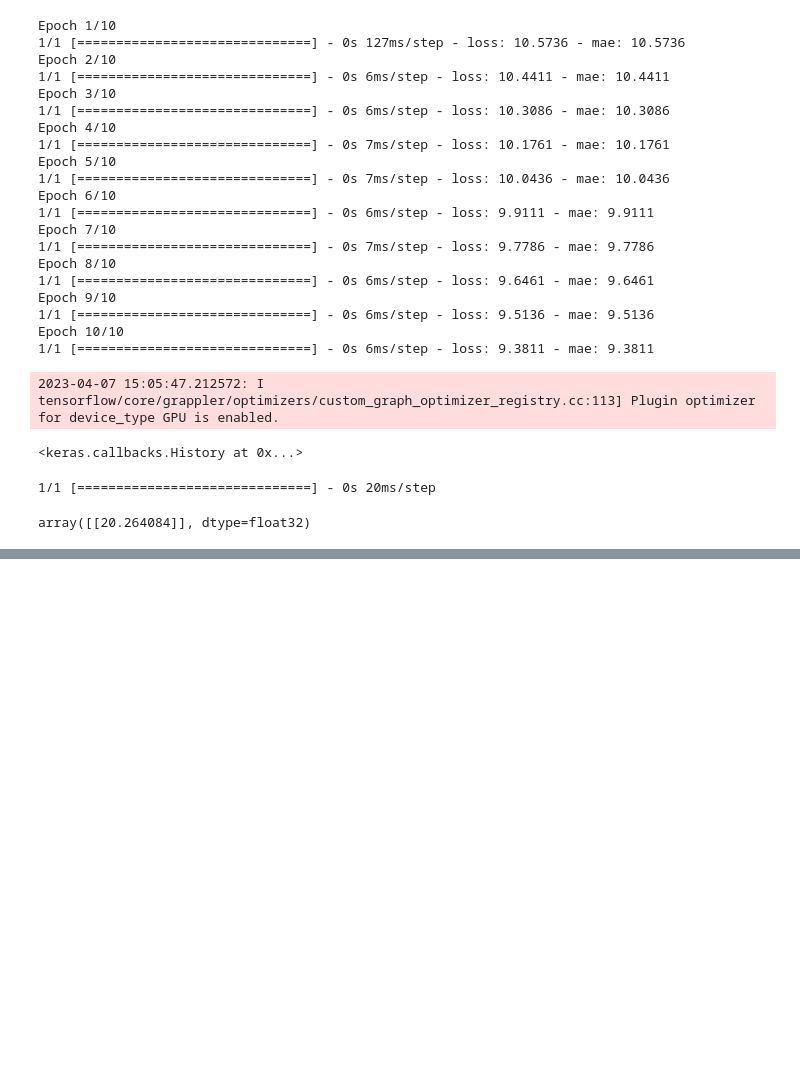
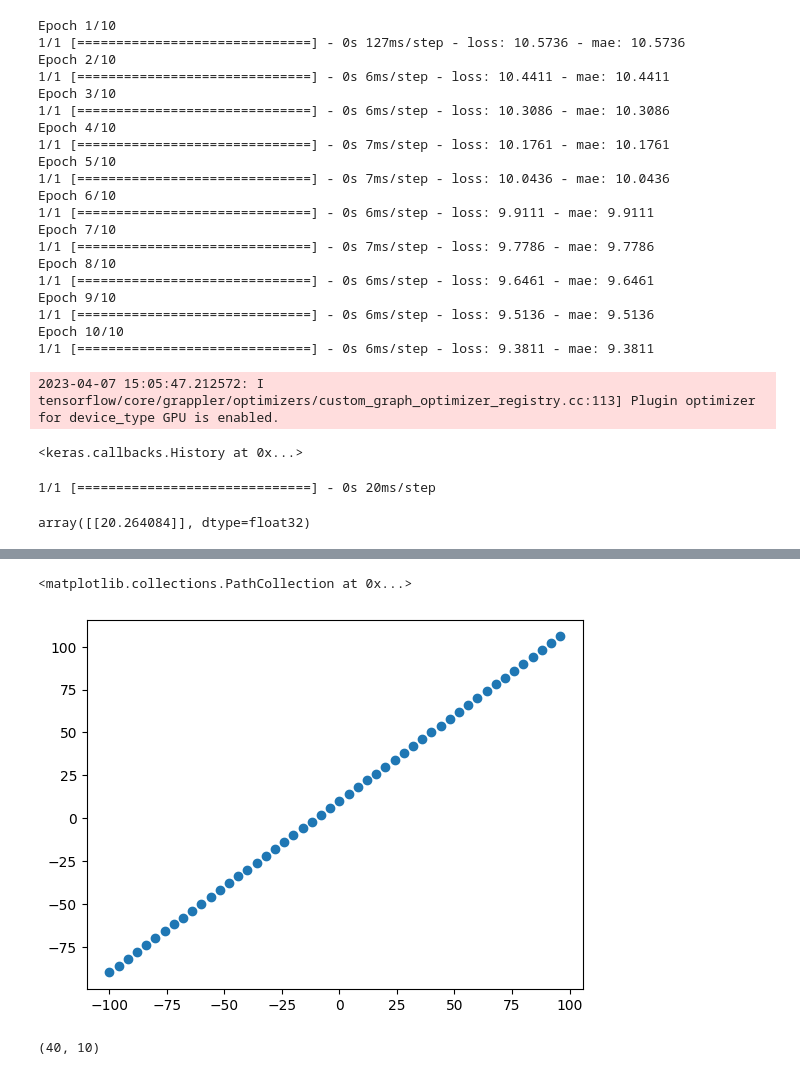
Before and after one commit to gunavc/TensorFlow, a Jupyter notebook: Neural-Network-Regression.ipynb, the cells around one changed output, grey strips where cells are left out. Saved outputs shown, nothing was run; the diff lists cells and outputs as text; code cells hidden in the pictures; blank space fills up the shorter version.

```diff
--- a/Neural-Network-Regression.ipynb
+++ b/Neural-Network-Regression.ipynb
@@ -80,0 +139,22 @@ array([[20.264084]], dtype=float32)
+# %%
+#EVALUATING A MODEL
+
+#Creating a bigger data
+X = tf.range(-100,100,4)
+y = X + 10
+
+plt.scatter(X,y)
+# %% [output]
+<matplotlib.collections.PathCollection at 0x...>
+[figure, added]
+# %%
+#Splitting the data into train and test sets
+X_train = X[:40] #80%
+X_test = X[40:] #20%
+
+y_train = y[:40]
+y_test = y[40:]
+
+len(X_train), len(X_test)
+# %% [output]
+(40, 10)
```
Also changed, not shown: parts of 5 cells of this notebook.
